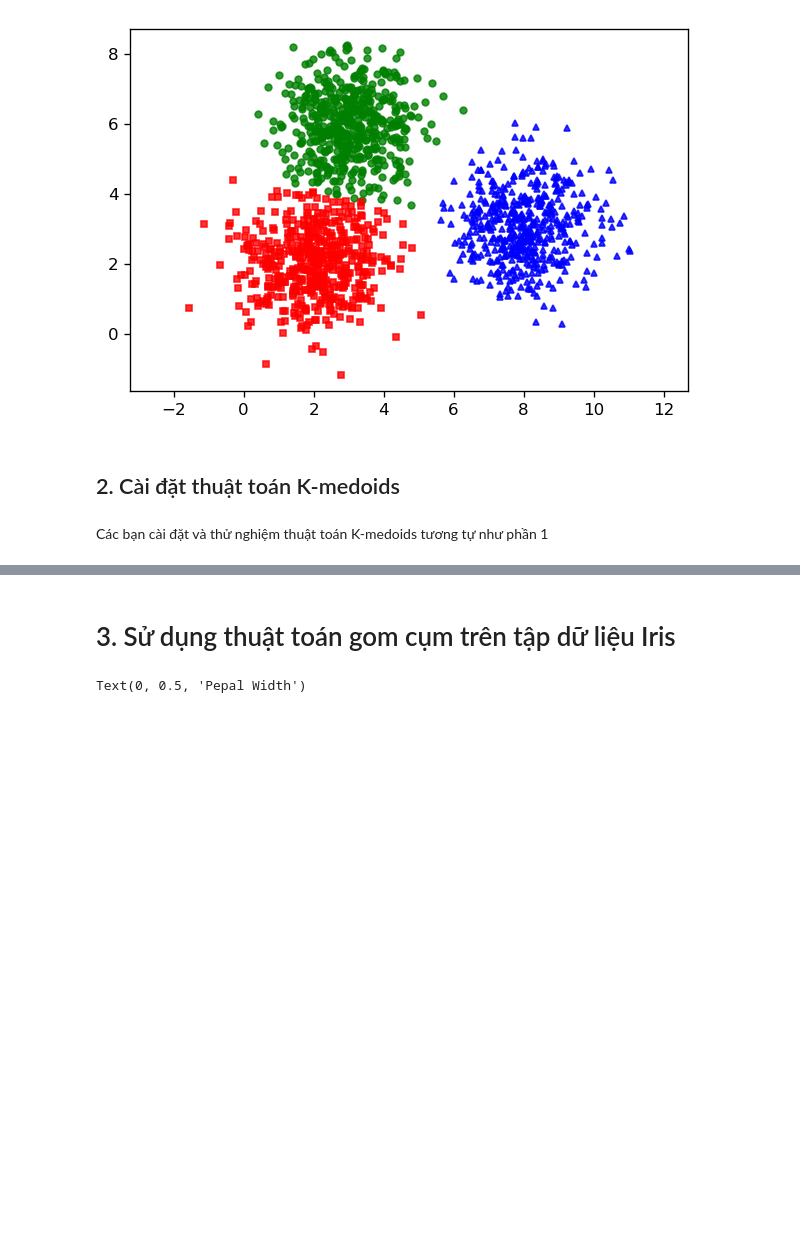
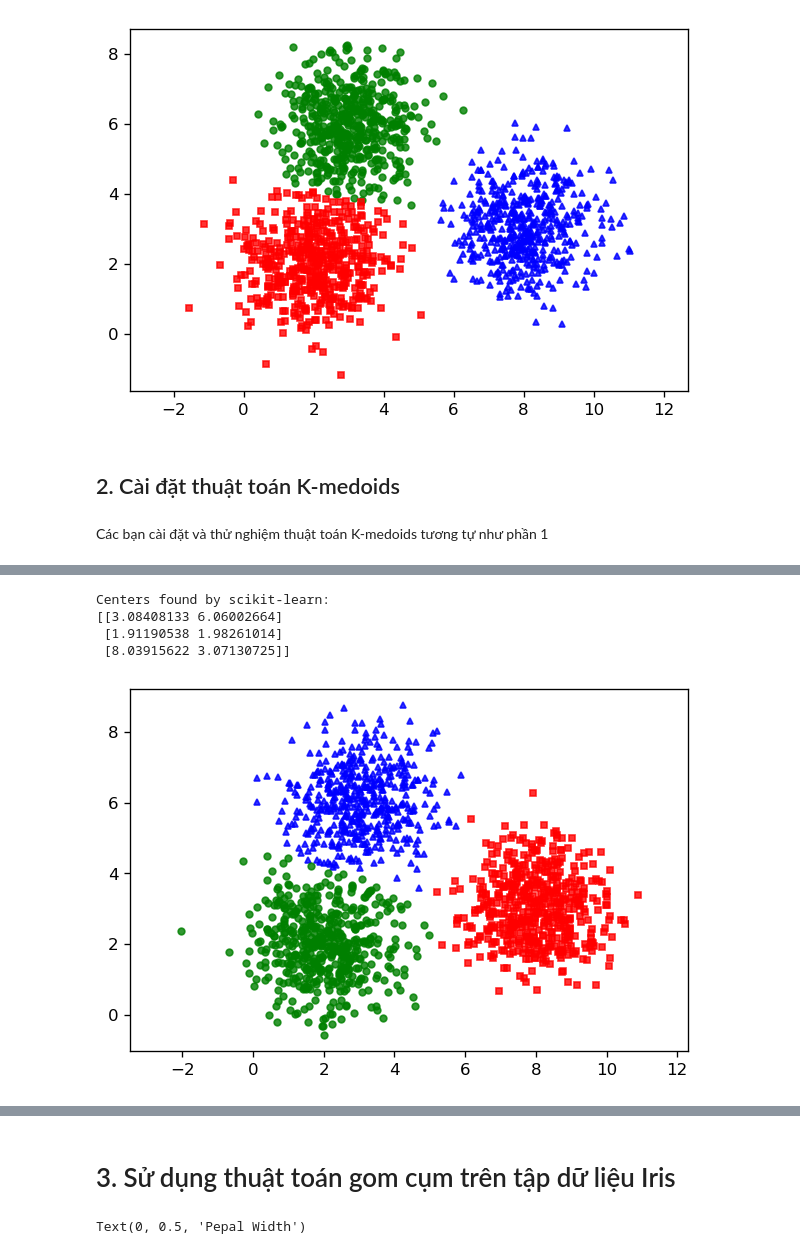
Before and after one commit to phatng45/Classification-And-Clustering, a Jupyter notebook: Lab02-Clustering.ipynb, the cells around one changed output, grey strips where cells are left out. Drawn from its saved outputs; the diff is of its cells as text; code cells hidden in the pictures; blank space fills up the shorter version.

Commit message:
Update Lab02-Clustering.ipynb
final

```diff
--- a/Lab02-Clustering.ipynb
+++ b/Lab02-Clustering.ipynb
@@ -390,0 +431,13 @@ TODO:
+# %%
+from sklearn_extra.cluster import KMedoids
+model2 = KMedoids(n_clusters=3, random_state=0).fit(X)
+print('Centers found by scikit-learn:')
+print(model2.cluster_centers_)
+pred_label = model2.predict(X)
+visualize(X, pred_label)
+# %% [output]
+Centers found by scikit-learn:
+[[3.08408133 6.06002664]
+ [1.91190538 1.98261014]
+ [8.03915622 3.07130725]]
+[figure, added]
```
Also changed, not shown: parts of 16 cells of this notebook.
